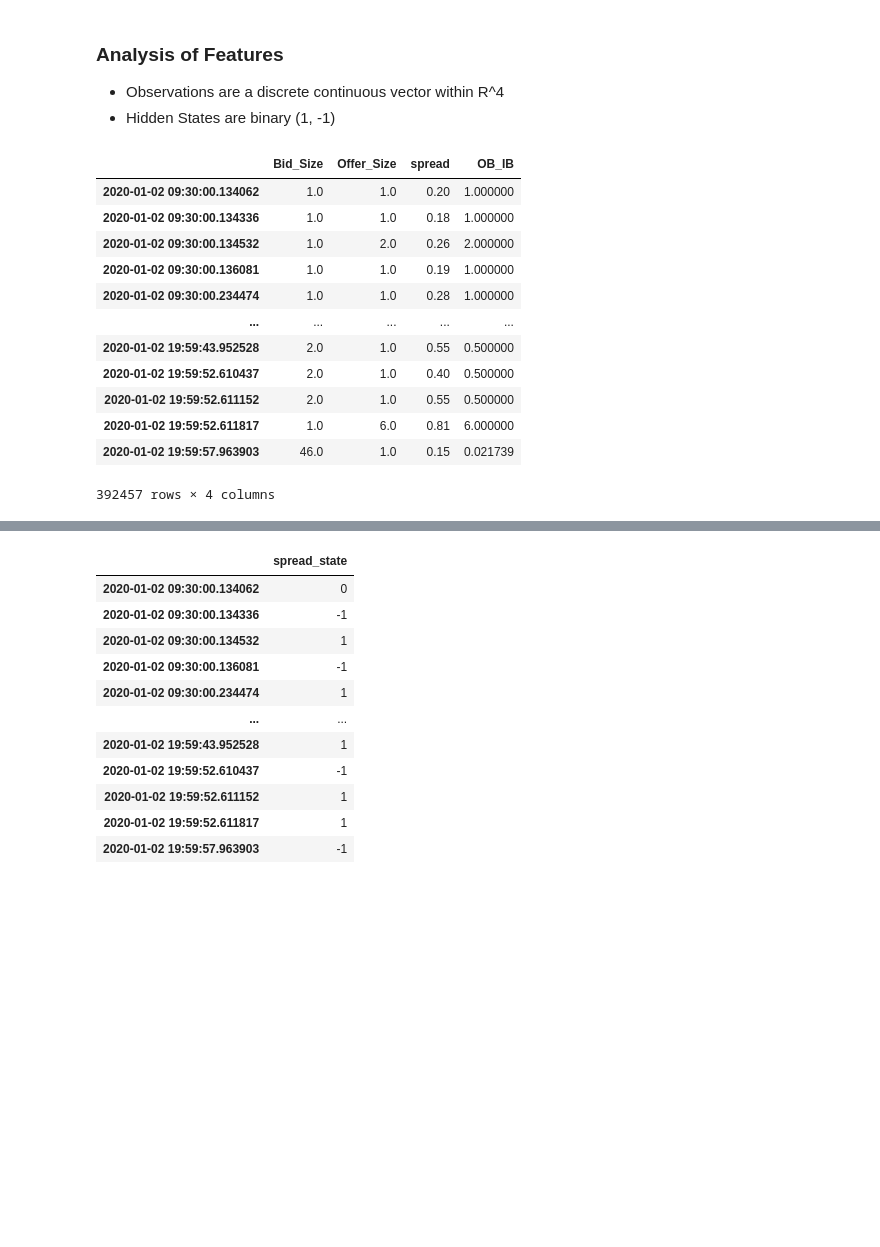
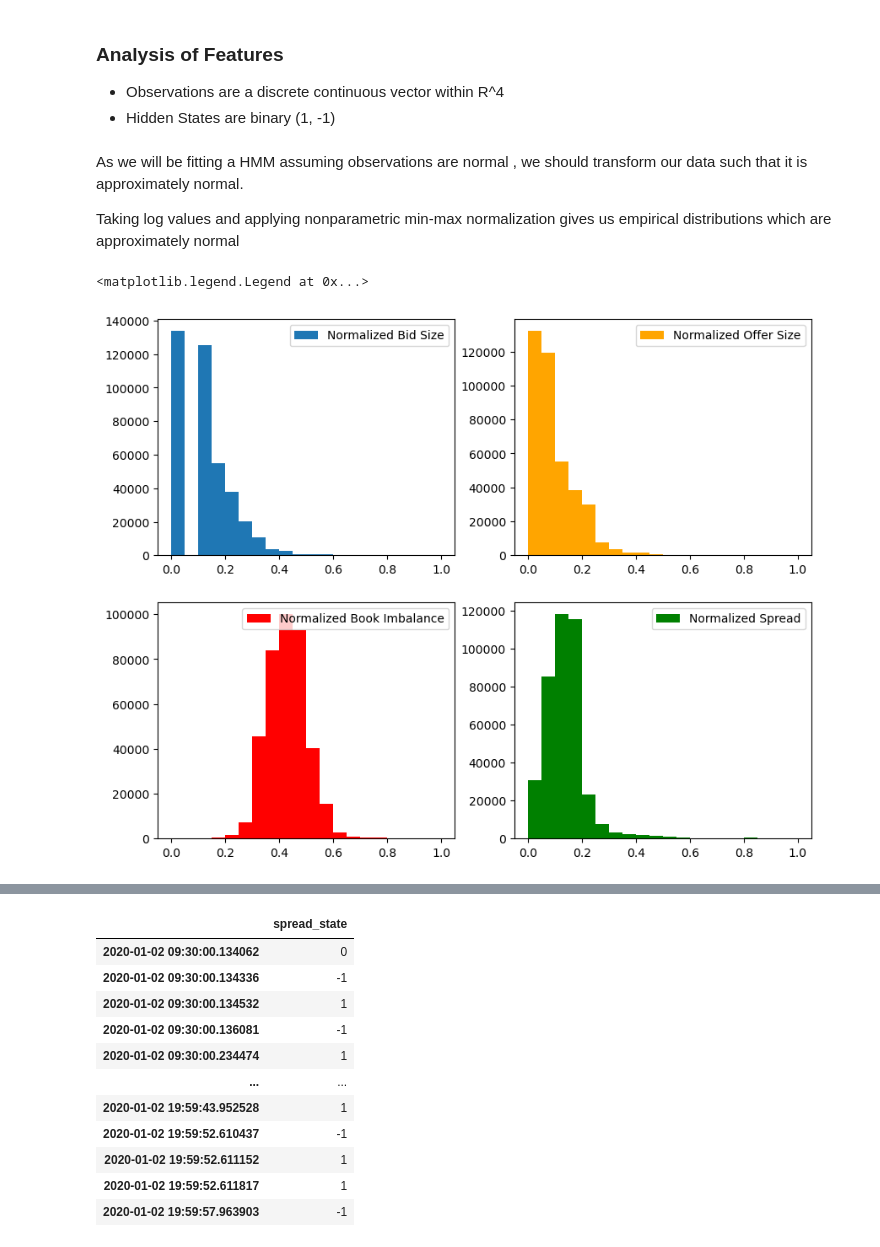
Before and after one commit to jasonbohne123/HMM_LOB_Inference, a Jupyter notebook: data_preprocessing.ipynb, the cells around one changed output, grey strips where cells are left out. Drawn from its saved outputs; the diff is of its cells as text; code cells hidden in the pictures; blank space fills up the shorter version.

Commit message:
normalized features and solver work

```diff
--- a/data_preprocessing.ipynb
+++ b/data_preprocessing.ipynb
@@ -78,19 +78,36 @@ simple_quotes
 - Hidden States are binary (1, -1)
 # %%
 features=simple_quotes[['Bid_Size', 'Offer_Size', 'spread','OB_IB']].copy()
-features.to_csv('data/features.csv')
-features
-# %% [output]
-|  | Bid_Size | Offer_Size | spread | OB_IB |
-| 2020-01-02 09:30:00.134062 | 1.0 | 1.0 | 0.20 | 1.000000 |
-| 2020-01-02 09:30:00.134336 | 1.0 | 1.0 | 0.18 | 1.000000 |
-| 2020-01-02 09:30:00.134532 | 1.0 | 2.0 | 0.26 | 2.000000 |
-| 2020-01-02 09:30:00.136081 | 1.0 | 1.0 | 0.19 | 1.000000 |
-| 2020-01-02 09:30:00.234474 | 1.0 | 1.0 | 0.28 | 1.000000 |
-| ... | ... | ... | ... | ... |
-| 2020-01-02 19:59:43.952528 | 2.0 | 1.0 | 0.55 | 0.500000 |
-| 2020-01-02 19:59:52.610437 | 2.0 | 1.0 | 0.40 | 0.500000 |
-| 2020-01-02 19:59:52.611152 | 2.0 | 1.0 | 0.55 | 0.500000 |
-| 2020-01-02 19:59:52.611817 | 1.0 | 6.0 | 0.81 | 6.000000 |
-| 2020-01-02 19:59:57.963903 | 46.0 | 1.0 | 0.15 | 0.021739 |
-392457 rows × 4 columns
+# %% [markdown]
+As we will be fitting a HMM assuming observations are normal , we should transform our data such that it is approximately normal.
+
+Taking log values and applying nonparametric min-max normalization gives us empirical distributions which are approximately normal
+# %%
+bidsize=np.log(features['Bid_Size'].values)+1
+offersize=np.log(features['Offer_Size'].values)+1
+bookimbalance=np.log(features['OB_IB'].values)+1
+spread=np.log(features['spread'].values)
+
+
+def normalize(series):
+    normalized_series=(series-min(series))/(max(series)-min(series))
+    return normalized_series
+
+normalized_bidsize=normalize(bidsize)
+normalized_offersize=normalize(offersize)
+normalized_bookimbalance=normalize(bookimbalance)
+normalized_spread=normalize(spread)
+# %%
+fig,ax=plt.subplots(2,2,figsize=(10,8))
+ax[0][0].hist(normalized_bidsize,label='Normalized Bid Size',bins=20)
+ax[0][1].hist(normalized_offersize, label='Normalized Offer Size',color='orange',bins=20)
+ax[1][0].hist(normalized_bookimbalance,label='Normalized Book Imbalance',color='red',bins=20)
+ax[1][1].hist(normalized_spread, label='Normalized Spread',color='green',bins=20)
+
+ax[0][0].legend()
+ax[0][1].legend()
+ax[1][0].legend()
+ax[1][1].legend()
+# %% [output]
+<matplotlib.legend.Legend at 0x...>
+[figure, added]
```
Also changed, not shown: parts of 2 cells of this notebook, 1 other file.
